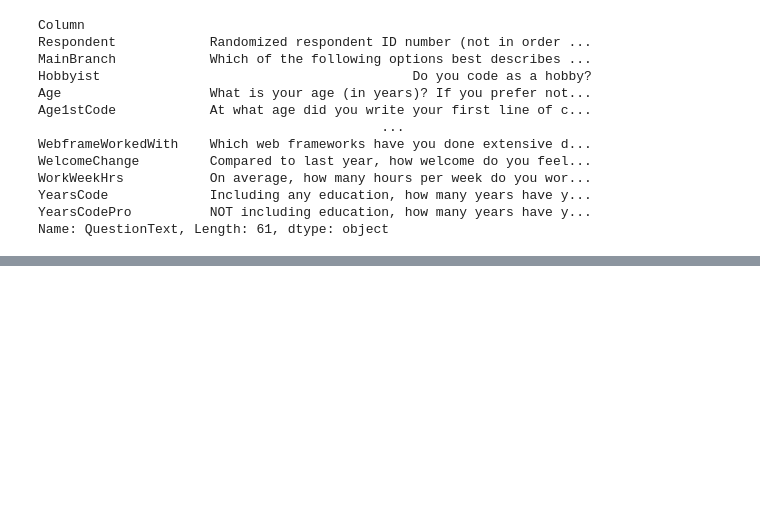
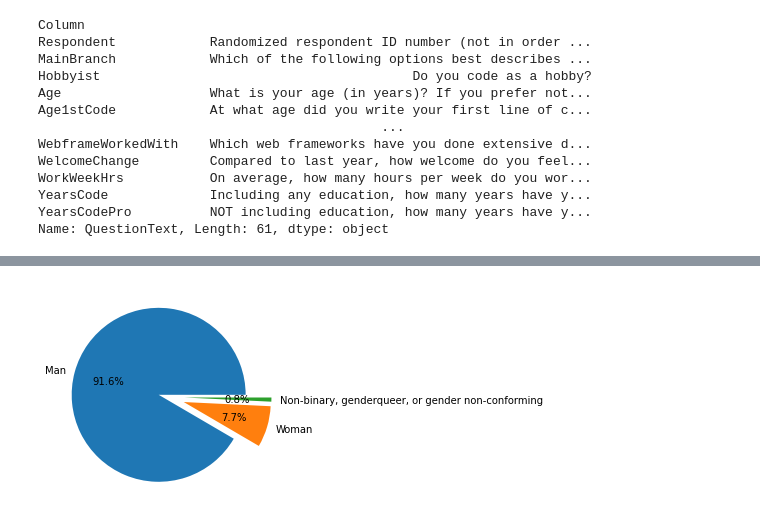
Before and after one commit to Ashutoshsarangi/DataAnalysis, a Jupyter notebook: Project/Stack Overflow Analysis(FreeCodeCamp)/StackOverFlow Survey.ipynb, the cells around one changed output, grey strips where cells are left out. Saved outputs shown, nothing was run; the diff lists cells and outputs as text; code cells hidden in the pictures; blank space fills up the shorter version.

```diff
--- a/Project/Stack Overflow Analysis(FreeCodeCamp)/StackOverFlow Survey.ipynb
+++ b/Project/Stack Overflow Analysis(FreeCodeCamp)/StackOverFlow Survey.ipynb
@@ -78,0 +333,3 @@ Name: YearsCode, dtype: object
+# %%
+# Now Based on Gender we will Plot Pie Chart
+genderList = surveyDf.Gender.value_counts()
@@ -78,0 +340,5 @@ Name: YearsCode, dtype: object
+# %%
+plt.pie(genderList, labels=genderList.index, explode=[0.1,0.2,0.2], autopct="%0.1f%%")
+plt.show()
+# %% [output]
+[figure, added]
```
Also changed, not shown: parts of 41 cells of this notebook.
